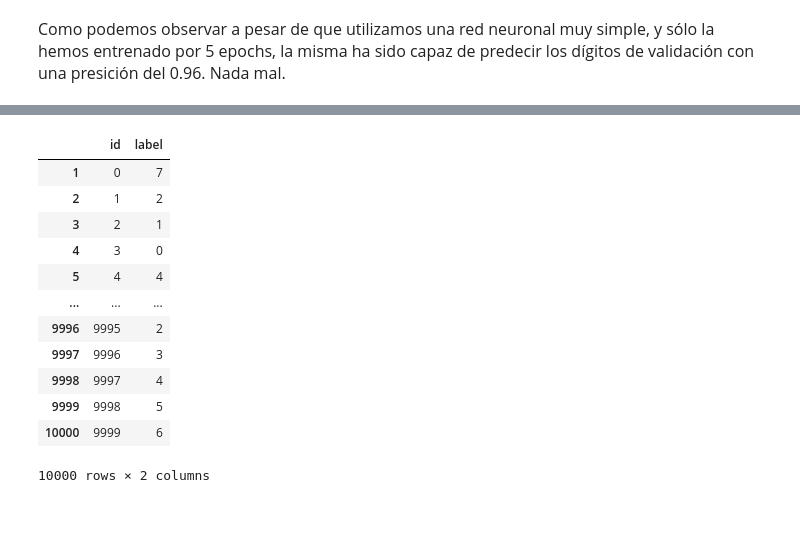
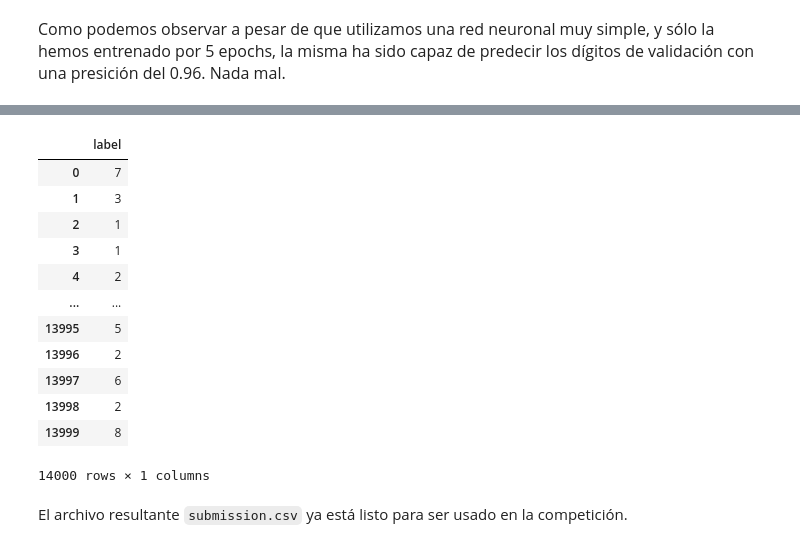
Before and after one commit to juansensio/olympo-notebooks, a Jupyter notebook: mnist.ipynb, the cells around one changed output, grey strips where cells are left out. Saved outputs shown, nothing was run; the diff lists cells and outputs as text; code cells hidden in the pictures; blank space fills up the shorter version.

```diff
--- a/mnist.ipynb
+++ b/mnist.ipynb
@@ -318,15 +338,12 @@ def inference(model, device):
     """
     Toma un modelo, permite hacer inferencia con él, devuelve una lista con id y label para cada predicción.
     """
-    submission = [['id', 'label']]
-
+    submission = []
     model.to(device)
     # como estamos por hacer una inferencia, no necesitamos calcular gradientes, lo hacemos con torch.no_grad()
     with torch.no_grad():
         # ponemos al modelo en modo evaluación
         model.eval()
-        # inicializamos los ids en 0
-        image_id = 0
         # for loop para predecir todo el test_dataloader
         for images, _ in tqdm(test_loader):
             logits = model(images.to(device))
@@ -335,31 +352,29 @@ def inference(model, device):
 
             # appendeo de predicciones a submission con su correcpondiente id
             for prediction in top_class:
-                submission.append([image_id, prediction.item()])
-                image_id += 1
+                submission.append(prediction.item())
 
     return submission
 # %%
 submission = inference(module, device)
 # %%
-submission_df = pd.DataFrame(submission)
-submission_df.columns = submission_df.iloc[0]
-submission_df = submission_df.drop(0, axis=0)
+submission_df = pd.DataFrame(submission, columns=['label'])
+submission_df
+# %% [output]
+|  | label |
+| 0 | 7 |
+| 1 | 3 |
+| 2 | 1 |
+| 3 | 1 |
+| 4 | 2 |
+| ... | ... |
+| 13995 | 5 |
+| 13996 | 2 |
+| 13997 | 6 |
+| 13998 | 2 |
+| 13999 | 8 |
+14000 rows × 1 columns
-# %%
-submission_df
-# %% [output]
-|  | id | label |
-| 1 | 0 | 7 |
-| 2 | 1 | 2 |
-| 3 | 2 | 1 |
-| 4 | 3 | 0 |
-| 5 | 4 | 4 |
-| ... | ... | ... |
-| 9996 | 9995 | 2 |
-| 9997 | 9996 | 3 |
-| 9998 | 9997 | 4 |
-| 9999 | 9998 | 5 |
-| 10000 | 9999 | 6 |
-10000 rows × 2 columns
 # %%
 submission_df.to_csv('submission.csv', index=False) # exportamos el submission dataframe como csv y nos aseguramos de quitar el índice
+# %% [markdown]
+El archivo resultante `submission.csv` ya está listo para ser usado en la competición.
```
Also changed, not shown: parts of 26 cells of this notebook.
